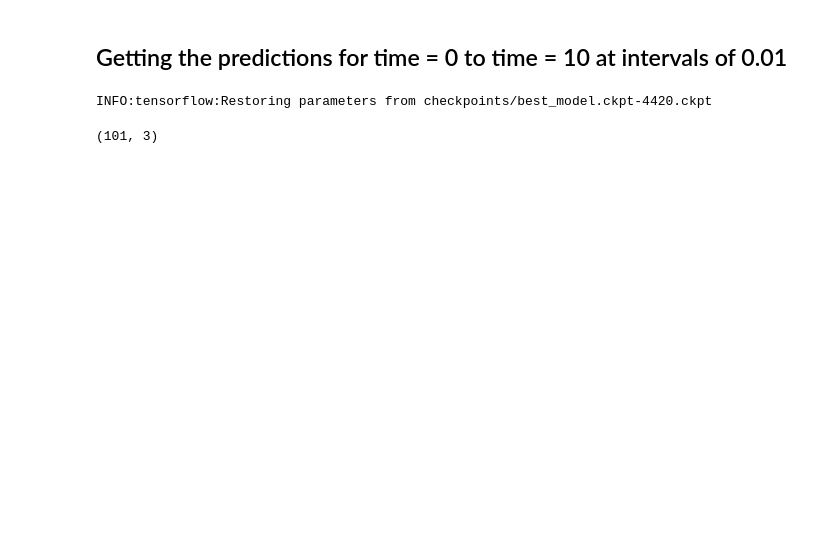
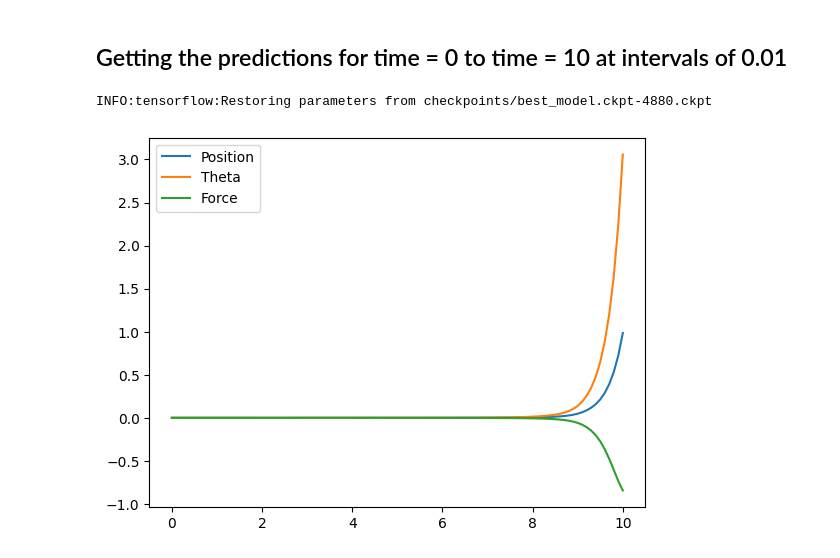
Before and after one commit to ArjunDosajh/pinn-optimization, a Jupyter notebook: data/inverting_pendulum/inverted_pendulum_cart.ipynb, the cells around one changed output. Cells and saved outputs as stored; diff of their text form; code cells hidden in the pictures; blank space fills up the shorter version.

```diff
--- a/data/inverting_pendulum/inverted_pendulum_cart.ipynb
+++ b/data/inverting_pendulum/inverted_pendulum_cart.ipynb
@@ -45,7 +45,7 @@ class Custom_BC(dde.icbc.BC):
         # beg and end specify the current batch range
         values = self.func(X, beg, end, aux_var)
         theta = outputs[:, 1:2]
-        goal = tf.cos(theta)
+        goal = theta
         return (goal[beg:end, self.component:self.component + 1] - values) ** 2
 # %%
 def ode(t, u):
@@ -89,7 +89,7 @@ geom = dde.geometry.TimeDomain(tmin, tmax)
 # INITIAL CONDITIONS
 position_initial = dde.icbc.IC(geom, lambda t: np.array([0.]), initial, component=0) # posittion = 0 at time = 0
 theta_initial = dde.icbc.IC(geom, lambda t: np.array([0.]), initial, component=1) # theta = 0 at time = 0
-force_initial = dde.icbc.IC(geom, lambda t: np.array([0.]), initial, component=2) # force = 0 at time = 0
+force_initial = dde.icbc.IC(geom, lambda t: np.array([0.]), initial, component=2) # force = 10 at time = 0
 
 # NEUMANN CONDITIONS
 velocity_initial = dde.icbc.NeumannBC(geom, lambda t: np.array([0.]), boundary_left, component=0) # cart velocity = 0 at time = 0
@@ -100,12 +100,12 @@ goal = Custom_BC(geom, lambda t: np.array([target]), boundary_right) # custom IC
 
 losses = [position_initial, theta_initial, force_initial, velocity_initial, angular_velocity_initial, goal]
 
-data = dde.data.PDE(geom, ode, losses, num_domain=num_domain, num_boundary=5)
+data = dde.data.PDE(geom, ode, losses, num_domain=num_domain, num_boundary=50)
 # dataset size here will be 1002 (1000 domain + 2 boundary)
 # %%
-net = dde.nn.FNN([1] + [64] * 3 + [n_output], "tanh", "Glorot normal")
+net = dde.nn.FNN([1] + [64] * 7 + [n_output], "sigmoid", "Glorot normal")
 # %%
-resampler = dde.callbacks.PDEPointResampler(period=100)
+resampler = dde.callbacks.PDEPointResampler(period=500)
 # %%
 model = dde.Model(data, net)
 model.compile("adam", lr=lr, loss_weights=loss_weights)
@@ -161,16 +161,20 @@ INFO:tensorflow:checkpoints/best_model.ckpt-40.ckpt is not in all_model_checkpoi
 # %% [markdown]
 ## Getting the predictions for time = 0 to time = 10 at intervals of 0.01
 # %%
-model.restore(save_path='checkpoints/best_model.ckpt-4420.ckpt')
+model.restore(save_path='checkpoints/best_model.ckpt-4880.ckpt')
 
 t = np.linspace(tmin, tmax, 101)
 predictions = model.predict(np.array([t]).T)
 predictions[:, 2] = np.tanh(predictions[:, 2]) * force_max
 
-predictions.shape
+plt.plot(t, predictions[:, 0], label="Position")
+plt.plot(t, predictions[:, 1], label="Theta")
+plt.plot(t, predictions[:, 2], label="Force")
+plt.legend()
+plt.show()
 # %% [output]
-INFO:tensorflow:Restoring parameters from checkpoints/best_model.ckpt-4420.ckpt
+INFO:tensorflow:Restoring parameters from checkpoints/best_model.ckpt-4880.ckpt
-(101, 3)
+[figure, added]
 # %%
 np.save('single_inverted_cart_outputs.npy', predictions)
 predictions
```
Also changed, not shown: parts of 5 cells of this notebook.
